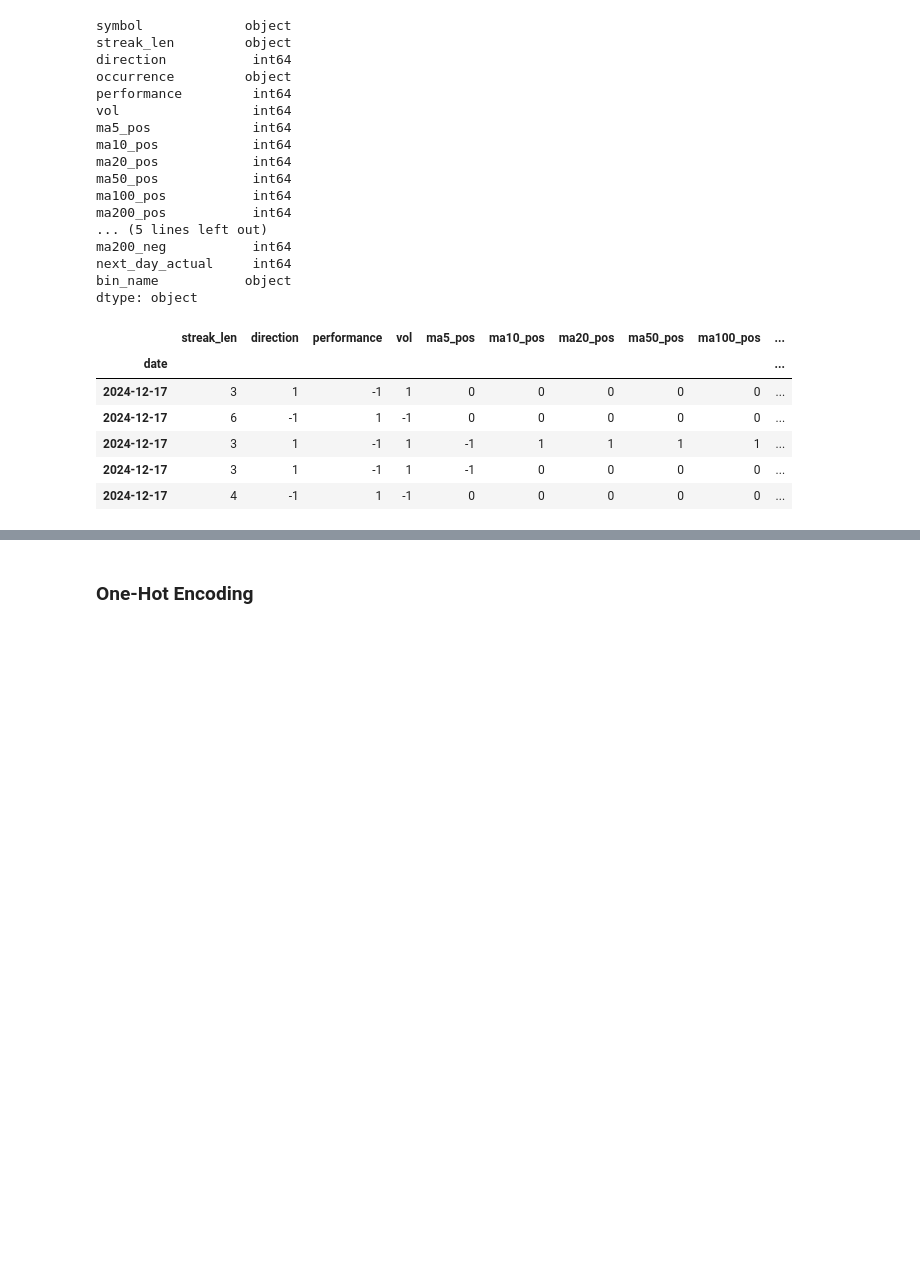
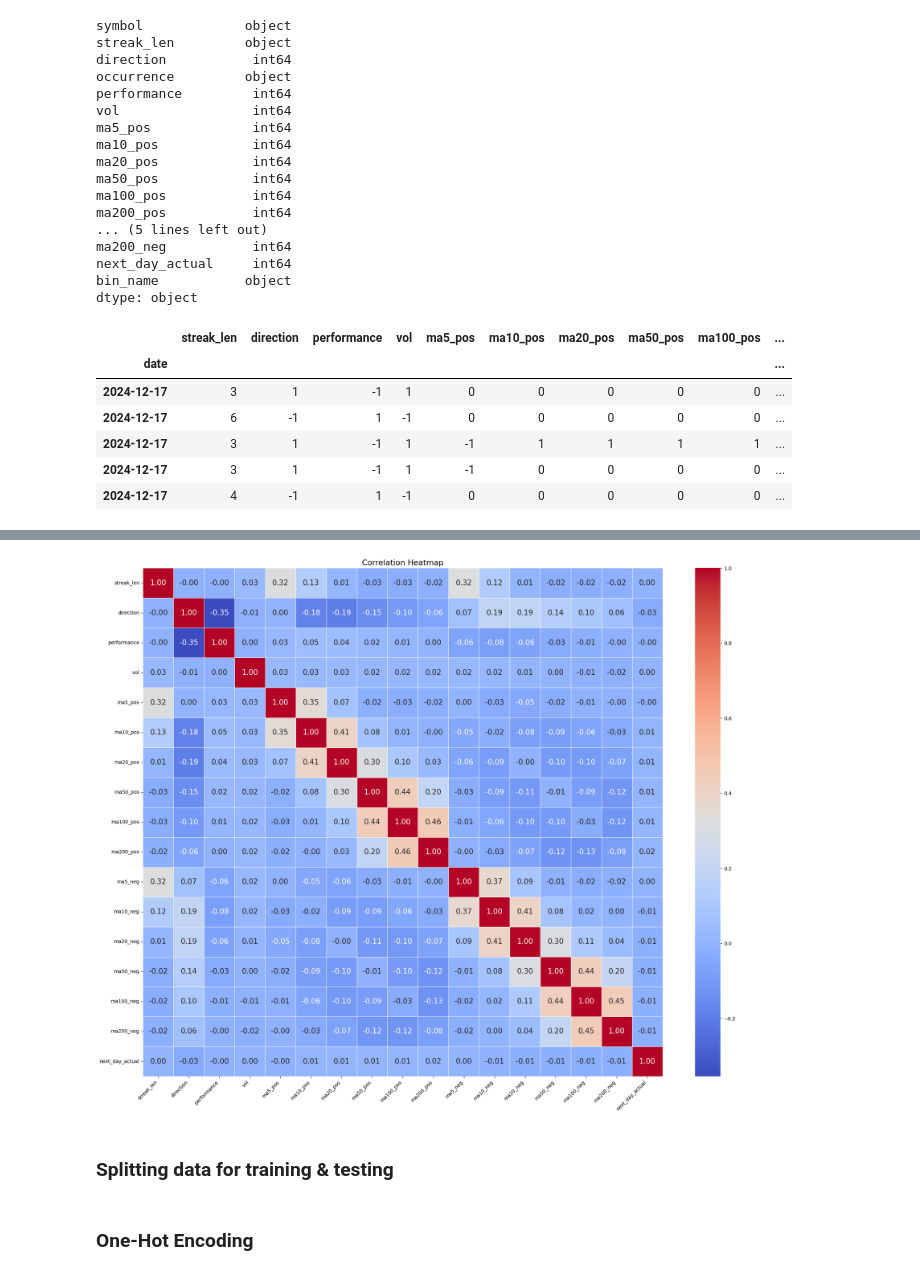
Before and after one commit to Coop04/Stock-Prediction, a Jupyter notebook: NasdaqData/JAN2025/nasdaq_bool_jan_2025_xg.ipynb, the cells around one changed output, grey strips where cells are left out. Saved outputs shown, nothing was run; the diff lists cells and outputs as text; code cells hidden in the pictures; blank space fills up the shorter version.

```diff
--- a/NasdaqData/JAN2025/nasdaq_bool_jan_2025_xg.ipynb
+++ b/NasdaqData/JAN2025/nasdaq_bool_jan_2025_xg.ipynb
@@ -66 +88,28 @@ df.head()
+# %%
+# Set a larger figure size
+plt.figure(figsize=(20, 16))
+
+# Plot the heatmap with smaller annotation font size
+sns.heatmap(
+    df.corr(),
+    annot=True,
+    cmap='coolwarm',
+    fmt='.2f',  # Format annotations to 2 decimal places
+    annot_kws={'size': 15},  # Adjust annotation font size
+    linewidths=0.5  # Add lines between cells for better readability
+)
+
+# Rotate x-axis labels for better readability
+plt.xticks(rotation=45, ha='right')
+
+# Add a title
+plt.title('Correlation Heatmap', fontsize=16)
+
+# Show the plot
+plt.tight_layout()  # Adjust layout to prevent overlap
+plt.show()
+# %% [output]
+[figure, added]
+# %% [markdown]
+### Splitting data for training & testing
 # %%
```
Also changed, not shown: parts of 50 cells of this notebook, 2 other files.
